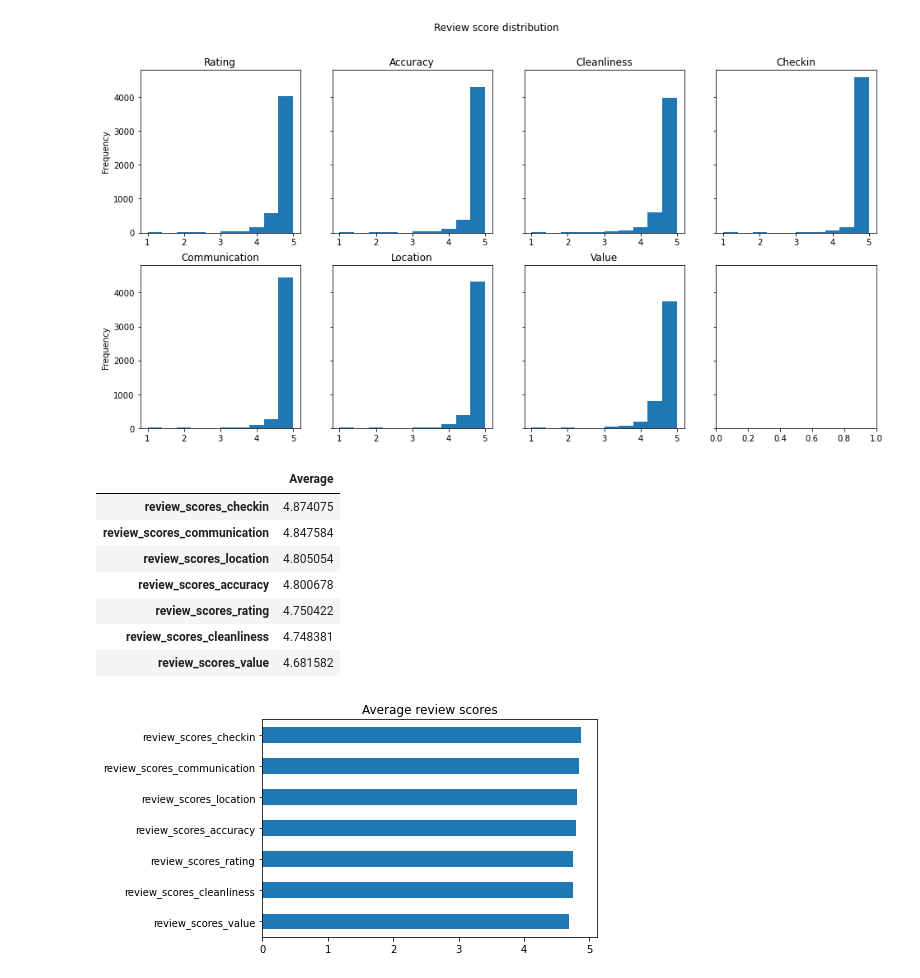
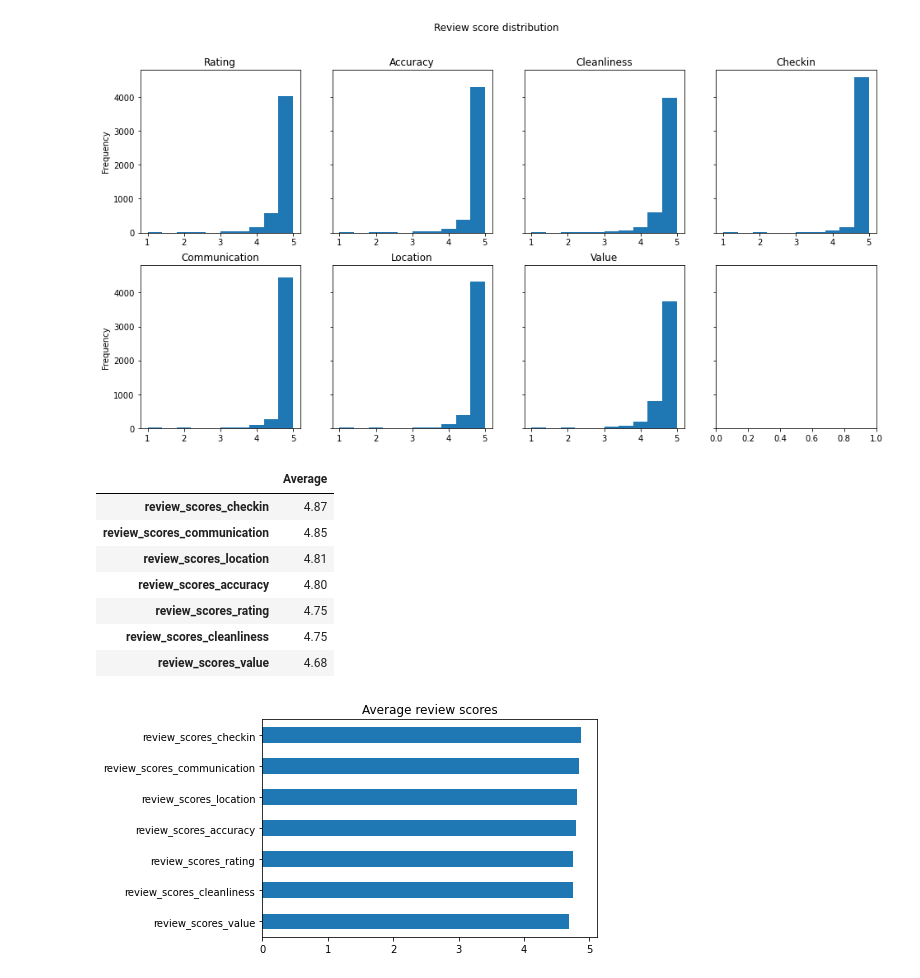
Before and after one commit to AnnieW2014/GA_Capstone, a Jupyter notebook: Code/Capstone_ListingData_Modeling_AW.ipynb, the cells around one changed output. Drawn from its saved outputs; the diff is of its cells as text; code cells hidden in the pictures.

```diff
--- a/Code/Capstone_ListingData_Modeling_AW.ipynb
+++ b/Code/Capstone_ListingData_Modeling_AW.ipynb
@@ -1125,16 +1143,16 @@ plt.savefig('../Plots/reviewscores_hist.png', bbox_inches='tight')
 # %% [output]
 [figure]
 # %%
-pd.DataFrame(X_train[col_review_score].mean().sort_values(ascending=False), columns=['Average'])
+pd.DataFrame(round(X_train[col_review_score].mean().sort_values(ascending=False), 2), columns=['Average'])
 # %% [output]
 |  | Average |
-| review_scores_checkin | 4.874075 |
-| review_scores_communication | 4.847584 |
-| review_scores_location | 4.805054 |
-| review_scores_accuracy | 4.800678 |
-| review_scores_rating | 4.750422 |
-| review_scores_cleanliness | 4.748381 |
-| review_scores_value | 4.681582 |
+| review_scores_checkin | 4.87 |
+| review_scores_communication | 4.85 |
+| review_scores_location | 4.81 |
+| review_scores_accuracy | 4.80 |
+| review_scores_rating | 4.75 |
+| review_scores_cleanliness | 4.75 |
+| review_scores_value | 4.68 |
 # %%
 X_train[col_review_score].mean().sort_values(ascending=True).plot(kind='barh',
                                                                   title='Average review scores');
```
Also changed, not shown: parts of 5 cells of this notebook.
